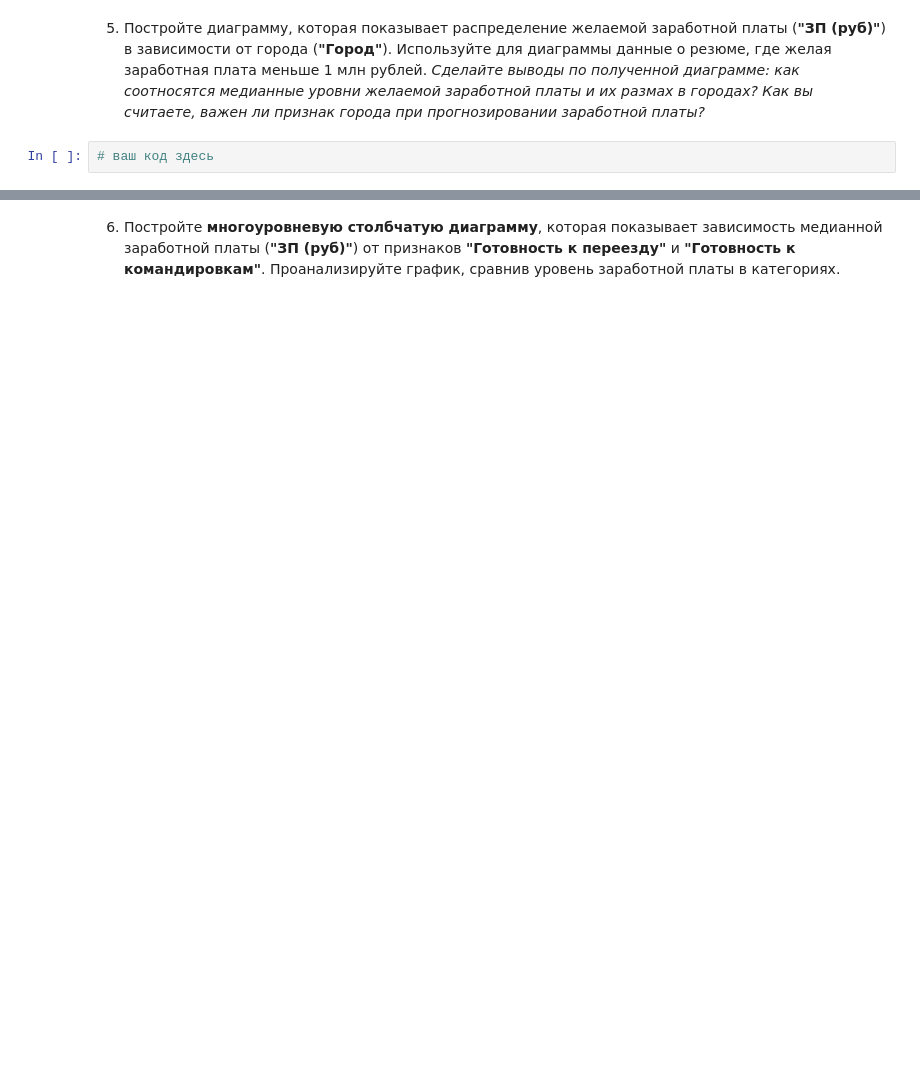
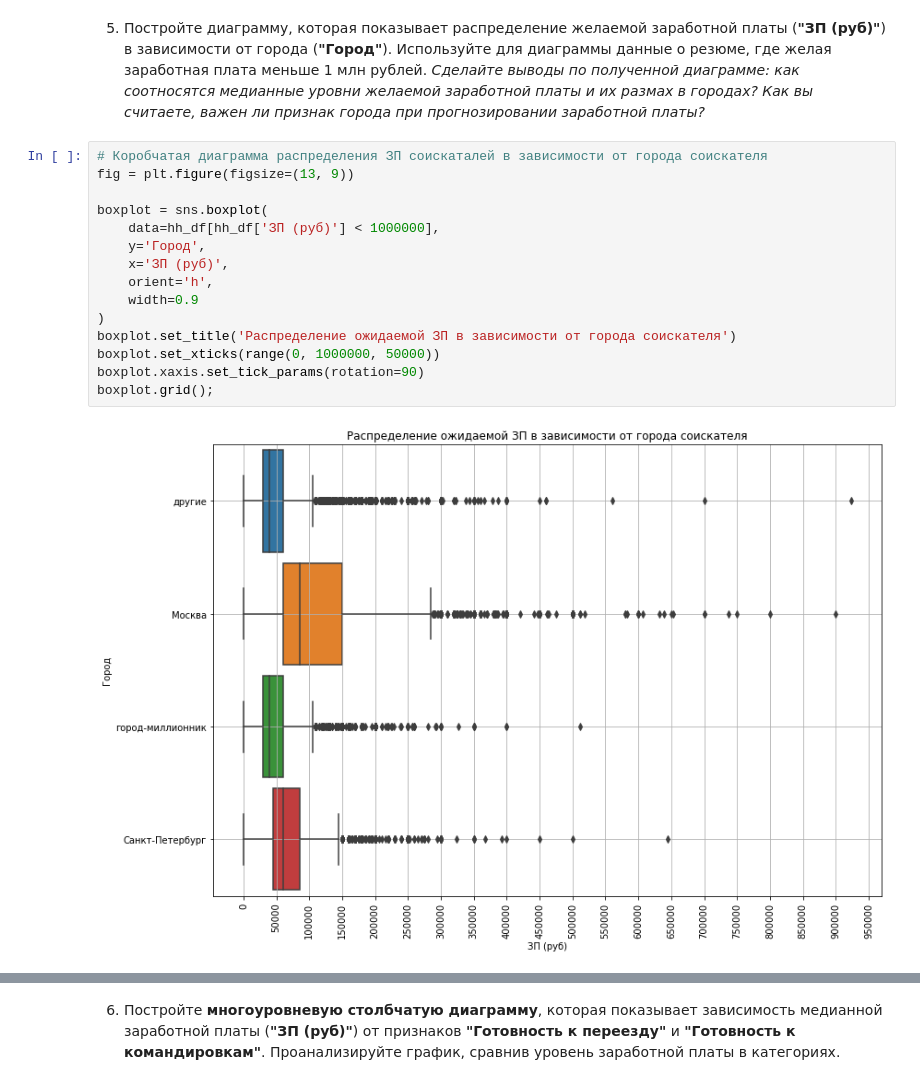
Before and after one commit to TonyVinsenty/sf_data_science, a Jupyter notebook: project_1/Project_1.ipynb, the cells around one changed output, grey strips where cells are left out. Cells and saved outputs as stored; diff of their text form; blank space fills up the shorter version.

```diff
--- a/project_1/Project_1.ipynb
+++ b/project_1/Project_1.ipynb
@@ -688,6 +741,21 @@ test = hh_df['ЗП (руб)'].unique()
 # %% [markdown]
 5. Постройте диаграмму, которая показывает распределение желаемой заработной платы (**"ЗП (руб)"**) в зависимости от города (**"Город"**). Используйте для диаграммы данные о резюме, где желая заработная плата меньше 1 млн рублей.
 *Сделайте выводы по полученной диаграмме: как соотносятся медианные уровни желаемой заработной платы и их размах в городах? Как вы считаете, важен ли признак города при прогнозировании заработной платы?*
-# %%
-# ваш код здесь
+# %%
+# Коробчатая диаграмма распределения ЗП соискаталей в зависимости от города соискателя
+fig = plt.figure(figsize=(13, 9))
+
+boxplot = sns.boxplot(
+    data=hh_df[hh_df['ЗП (руб)'] < 1000000],
+    y='Город',
+    x='ЗП (руб)',
+    orient='h',
+    width=0.9
+)
+boxplot.set_title('Распределение ожидаемой ЗП в зависимости от города соискателя')
+boxplot.set_xticks(range(0, 1000000, 50000))
+boxplot.xaxis.set_tick_params(rotation=90)
+boxplot.grid();
+# %% [output]
+[figure, added]
 # %% [markdown]
```
Also changed, not shown: parts of 55 cells of this notebook.
